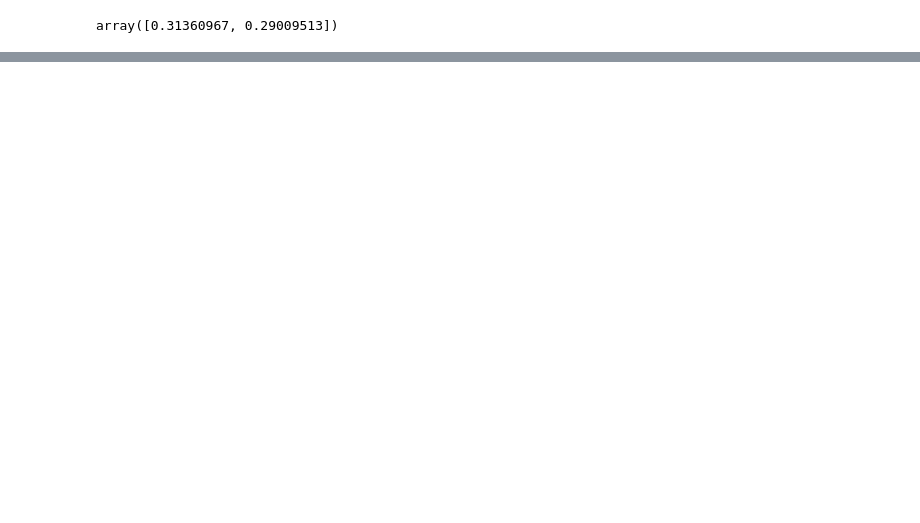
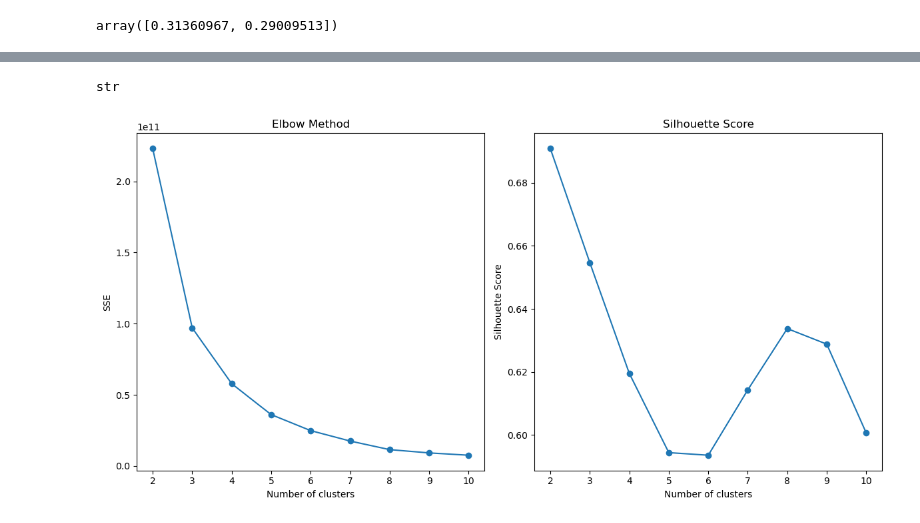
Before and after one commit to kanishkkg/ampba_24_group18_term2, a Jupyter notebook: ml_ul/GR_18_MLUL1_group18_Products.ipynb, the cells around one changed output, grey strips where cells are left out. Drawn from its saved outputs; the diff is of its cells as text; code cells hidden in the pictures; blank space fills up the shorter version.

```diff
--- a/ml_ul/GR_18_MLUL1_group18_Products.ipynb
+++ b/ml_ul/GR_18_MLUL1_group18_Products.ipynb
@@ -241,0 +405,15 @@ plt.show()
+# %%
+from sklearn.preprocessing import MultiLabelBinarizer
+import pandas as pd
+
+# Assuming your 'item_data' DataFrame has a column 'Categories' with lists of categories
+
+# Using MultiLabelBinarizer to transform the Categories into a binary format
+mlb = MultiLabelBinarizer()
+binary_categories = mlb.fit_transform(grouped_data_order)
+
+# Creating a DataFrame for the binary categories
+binary_categories_df = pd.DataFrame(binary_categories, columns=mlb.classes_, index=grouped_data_order.index)
+
+# Now 'binary_categories_df' contains the binary representation of the categories
+print(binary_categories_df.head())
@@ -241,0 +463,2 @@ plt.show()
+# %%
+binary_categories_df = binary_categories_df.reset_index()
@@ -241,0 +481,41 @@ plt.show()
+# %%
+binary_categories_df.columns = [str(x) for x in binary_categories_df.columns]
+# %%
+type(binary_categories_df.columns[1])
+# %% [output]
+str
+# %%
+from sklearn.cluster import KMeans
+from sklearn.metrics import silhouette_score
+import matplotlib.pyplot as plt
+
+# Assuming 'binary_categories_df' is your DataFrame from MultiLabelBinarizer
+
+sse = []
+silhouette_scores = []
+for k in range(2, 11):
+    kmeans = KMeans(n_clusters=k, random_state=0)
+    kmeans.fit(binary_categories_df)
+    sse.append(kmeans.inertia_)
+    silhouette_scores.append(silhouette_score(binary_categories_df, kmeans.labels_))
+
+plt.figure(figsize=(12, 6))
+
+# Elbow Method
+plt.subplot(1, 2, 1)
+plt.plot(range(2, 11), sse, marker='o')
+plt.title('Elbow Method')
+plt.xlabel('Number of clusters')
+plt.ylabel('SSE')
+
+# Silhouette Score
+plt.subplot(1, 2, 2)
+plt.plot(range(2, 11), silhouette_scores, marker='o')
+plt.title('Silhouette Score')
+plt.xlabel('Number of clusters')
+plt.ylabel('Silhouette Score')
+
+plt.tight_layout()
+plt.show()
+# %% [output]
+[figure, added]
```
Also changed, not shown: parts of 43 cells of this notebook.
